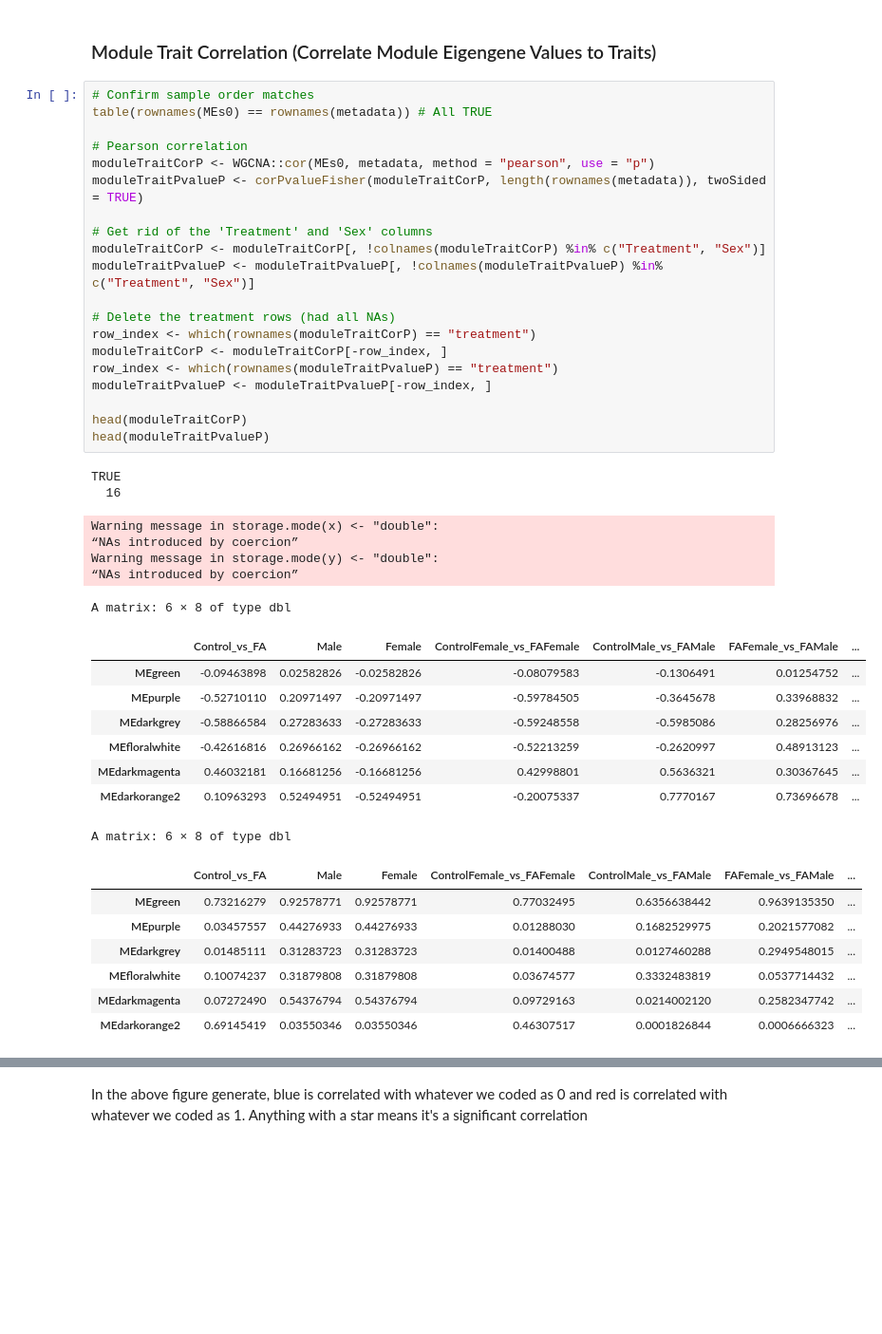
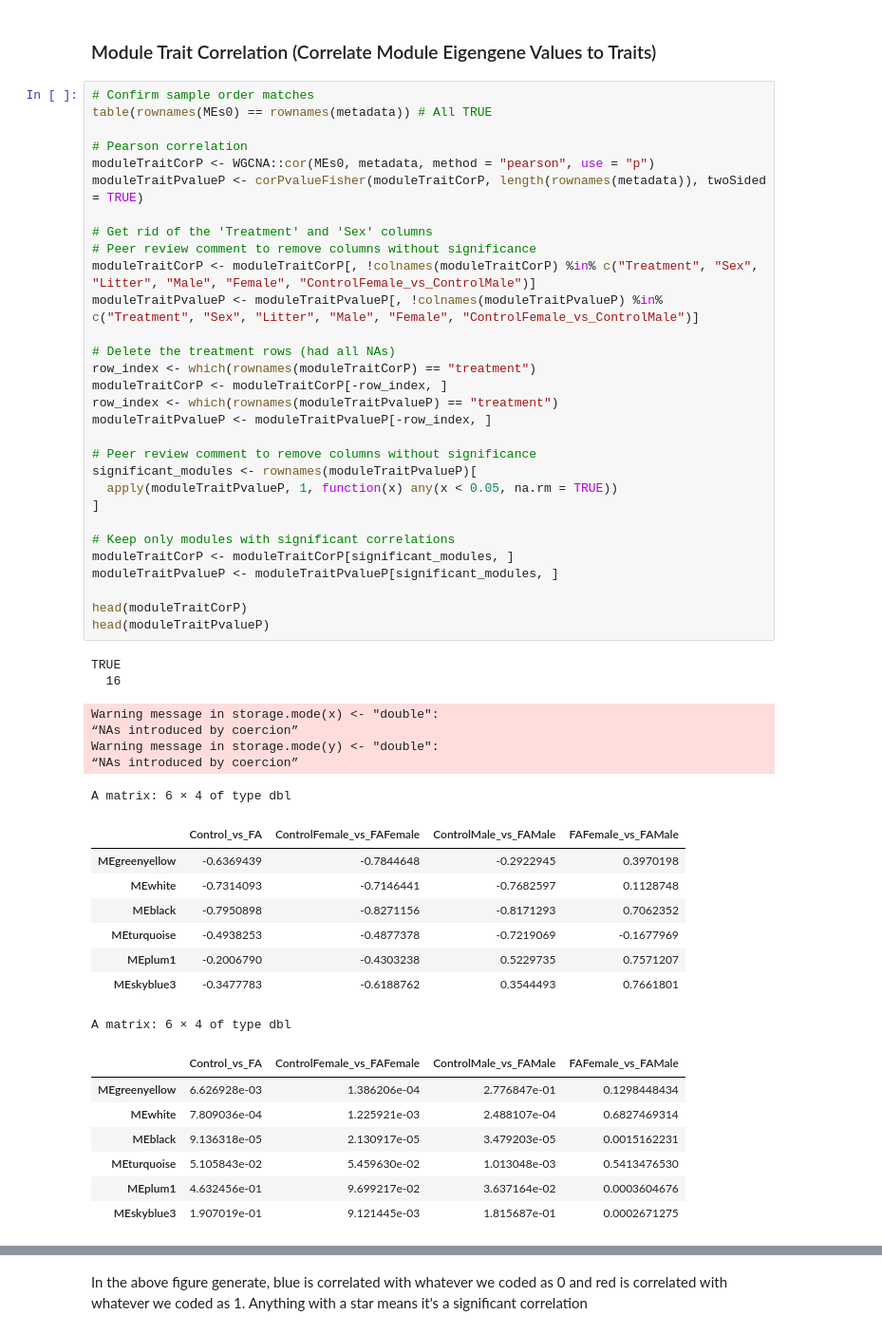
Before and after one commit to vhaghani26/Mouse_FAE_RNAseq_WGBS, a Jupyter notebook: rnaseq/06_WGCNA.ipynb, the cells around one changed output, grey strips where cells are left out. Shown: that part at 95% size. Cells and saved outputs as stored; diff of their text form; blank space fills up the shorter version.

Commit message:
remove insignificant modules from heatmap

```diff
--- a/rnaseq/06_WGCNA.ipynb
+++ b/rnaseq/06_WGCNA.ipynb
@@ -567,46 +537,56 @@ write.csv(hubGenes, "06_WGCNA/hubGenes.csv")
 # %%
 # Confirm sample order matches
 table(rownames(MEs0) == rownames(metadata)) # All TRUE
 
 # Pearson correlation
 moduleTraitCorP <- WGCNA::cor(MEs0, metadata, method = "pearson", use = "p")
 moduleTraitPvalueP <- corPvalueFisher(moduleTraitCorP, length(rownames(metadata)), twoSided = TRUE)
 
 # Get rid of the 'Treatment' and 'Sex' columns
-moduleTraitCorP <- moduleTraitCorP[, !colnames(moduleTraitCorP) %in% c("Treatment", "Sex")]
-moduleTraitPvalueP <- moduleTraitPvalueP[, !colnames(moduleTraitPvalueP) %in% c("Treatment", "Sex")]
+# Peer review comment to remove columns without significance
+moduleTraitCorP <- moduleTraitCorP[, !colnames(moduleTraitCorP) %in% c("Treatment", "Sex", "Litter", "Male", "Female", "ControlFemale_vs_ControlMale")]
+moduleTraitPvalueP <- moduleTraitPvalueP[, !colnames(moduleTraitPvalueP) %in% c("Treatment", "Sex", "Litter", "Male", "Female", "ControlFemale_vs_ControlMale")]
 
 # Delete the treatment rows (had all NAs)
 row_index <- which(rownames(moduleTraitCorP) == "treatment")
 moduleTraitCorP <- moduleTraitCorP[-row_index, ]
 row_index <- which(rownames(moduleTraitPvalueP) == "treatment")
 moduleTraitPvalueP <- moduleTraitPvalueP[-row_index, ]
 
+# Peer review comment to remove columns without significance
+significant_modules <- rownames(moduleTraitPvalueP)[
+  apply(moduleTraitPvalueP, 1, function(x) any(x < 0.05, na.rm = TRUE))
+]
+
+# Keep only modules with significant correlations
+moduleTraitCorP <- moduleTraitCorP[significant_modules, ]
+moduleTraitPvalueP <- moduleTraitPvalueP[significant_modules, ]
+
 head(moduleTraitCorP)
 head(moduleTraitPvalueP)
 # %% [output]
 TRUE
   16
 Warning message in storage.mode(x) <- "double":
 “NAs introduced by coercion”
 Warning message in storage.mode(y) <- "double":
 “NAs introduced by coercion”
-A matrix: 6 × 8 of type dbl
+A matrix: 6 × 4 of type dbl
-|  | Control_vs_FA | Male | Female | ControlFemale_vs_FAFemale | ControlMale_vs_FAMale | FAFemale_vs_FAMale | ... |
-| MEgreen | -0.09463898 | 0.02582826 | -0.02582826 | -0.08079583 | -0.1306491 | 0.01254752 | ... |
-| MEpurple | -0.52710110 | 0.20971497 | -0.20971497 | -0.59784505 | -0.3645678 | 0.33968832 | ... |
-| MEdarkgrey | -0.58866584 | 0.27283633 | -0.27283633 | -0.59248558 | -0.5985086 | 0.28256976 | ... |
-| MEfloralwhite | -0.42616816 | 0.26966162 | -0.26966162 | -0.52213259 | -0.2620997 | 0.48913123 | ... |
-| MEdarkmagenta | 0.46032181 | 0.16681256 | -0.16681256 | 0.42998801 | 0.5636321 | 0.30367645 | ... |
-| MEdarkorange2 | 0.10963293 | 0.52494951 | -0.52494951 | -0.20075337 | 0.7770167 | 0.73696678 | ... |
+|  | Control_vs_FA | ControlFemale_vs_FAFemale | ControlMale_vs_FAMale | FAFemale_vs_FAMale |
+| MEgreenyellow | -0.6369439 | -0.7844648 | -0.2922945 | 0.3970198 |
+| MEwhite | -0.7314093 | -0.7146441 | -0.7682597 | 0.1128748 |
+| MEblack | -0.7950898 | -0.8271156 | -0.8171293 | 0.7062352 |
+| MEturquoise | -0.4938253 | -0.4877378 | -0.7219069 | -0.1677969 |
+| MEplum1 | -0.2006790 | -0.4303238 | 0.5229735 | 0.7571207 |
+| MEskyblue3 | -0.3477783 | -0.6188762 | 0.3544493 | 0.7661801 |
-A matrix: 6 × 8 of type dbl
+A matrix: 6 × 4 of type dbl
-|  | Control_vs_FA | Male | Female | ControlFemale_vs_FAFemale | ControlMale_vs_FAMale | FAFemale_vs_FAMale | ... |
-| MEgreen | 0.73216279 | 0.92578771 | 0.92578771 | 0.77032495 | 0.6356638442 | 0.9639135350 | ... |
-| MEpurple | 0.03457557 | 0.44276933 | 0.44276933 | 0.01288030 | 0.1682529975 | 0.2021577082 | ... |
-| MEdarkgrey | 0.01485111 | 0.31283723 | 0.31283723 | 0.01400488 | 0.0127460288 | 0.2949548015 | ... |
-| MEfloralwhite | 0.10074237 | 0.31879808 | 0.31879808 | 0.03674577 | 0.3332483819 | 0.0537714432 | ... |
-| MEdarkmagenta | 0.07272490 | 0.54376794 | 0.54376794 | 0.09729163 | 0.0214002120 | 0.2582347742 | ... |
-| MEdarkorange2 | 0.69145419 | 0.03550346 | 0.03550346 | 0.46307517 | 0.0001826844 | 0.0006666323 | ... |
+|  | Control_vs_FA | ControlFemale_vs_FAFemale | ControlMale_vs_FAMale | FAFemale_vs_FAMale |
+| MEgreenyellow | 6.626928e-03 | 1.386206e-04 | 2.776847e-01 | 0.1298448434 |
+| MEwhite | 7.809036e-04 | 1.225921e-03 | 2.488107e-04 | 0.6827469314 |
+| MEblack | 9.136318e-05 | 2.130917e-05 | 3.479203e-05 | 0.0015162231 |
+| MEturquoise | 5.105843e-02 | 5.459630e-02 | 1.013048e-03 | 0.5413476530 |
+| MEplum1 | 4.632456e-01 | 9.699217e-02 | 3.637164e-02 | 0.0003604676 |
+| MEskyblue3 | 1.907019e-01 | 9.121445e-03 | 1.815687e-01 | 0.0002671275 |
 # %%
 # Represent significant P-values with * in heatmap
 star <- apply(moduleTraitPvalueP, 2, function(x) {sapply(x, function(y) {ifelse(y < 0.05, "*", "")})})
```
Also changed, not shown: parts of 24 cells of this notebook.
